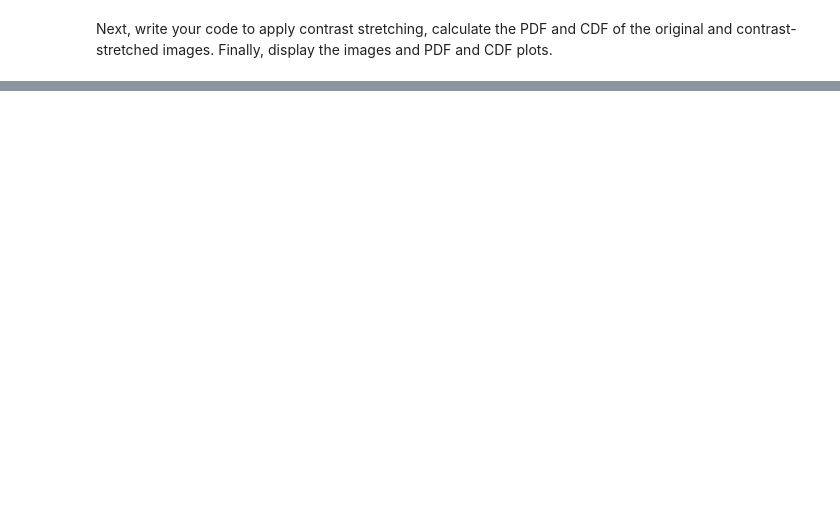
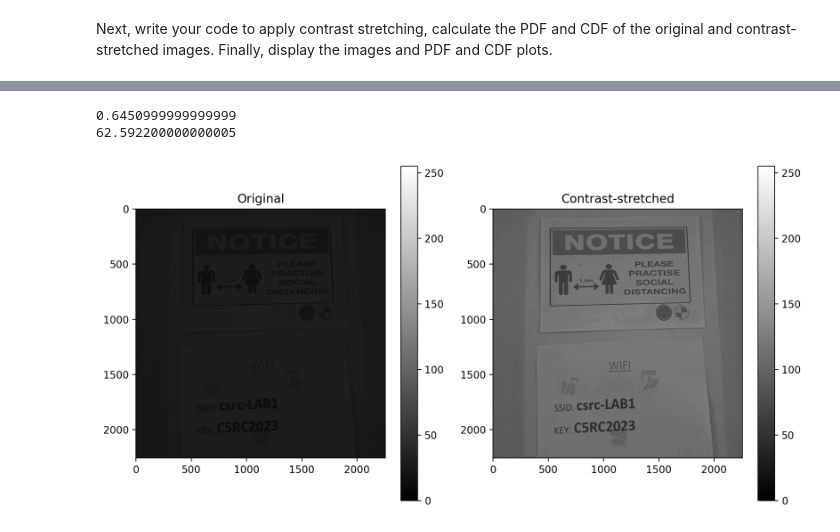
Before and after one commit to aiquiamjot/App_Physics157, a Jupyter notebook: submissions/AP157_lab_assignment_B1.ipynb, the cells around one changed output, grey strips where cells are left out. Saved outputs shown, nothing was run; the diff lists cells and outputs as text; code cells hidden in the pictures; blank space fills up the shorter version.

```diff
--- a/submissions/AP157_lab_assignment_B1.ipynb
+++ b/submissions/AP157_lab_assignment_B1.ipynb
@@ -177,0 +193,25 @@ Next, write your code to apply contrast stretching, calculate the PDF and CDF of
+# %%
+print(img.min())
+print(img.max())
+# %% [output]
+0.6450999999999999
+62.592200000000005
+# %%
+ratio = 255 / (img.max() - img.min())
+stretched = (img - np.min(img)) * ratio
+
+plt.figure(figsize=(10,5), dpi = 200)
+plt.subplot(121)
+plt.imshow(img, cmap = 'gray', vmin = 0, vmax = 255)
+plt.title('Original')
+plt.colorbar()
+
+plt.subplot(122)
+plt.imshow(stretched, cmap = 'gray', vmin = 0, vmax = 255)
+plt.title('Contrast-stretched')
+plt.colorbar()
+
+plt.tight_layout()
+plt.show()
+# %% [output]
+[figure, added]
```
Also changed, not shown: parts of 3 cells of this notebook, 6 other files.
